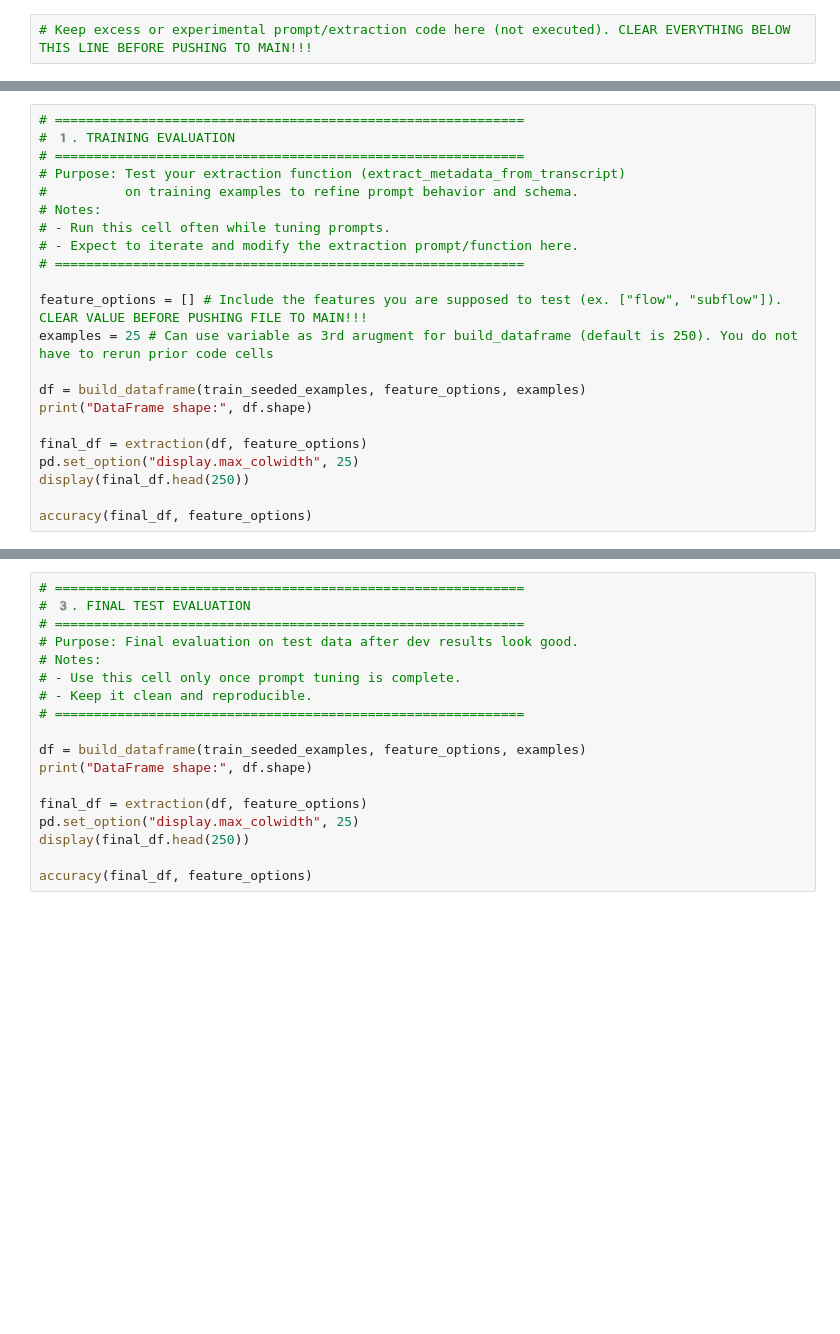
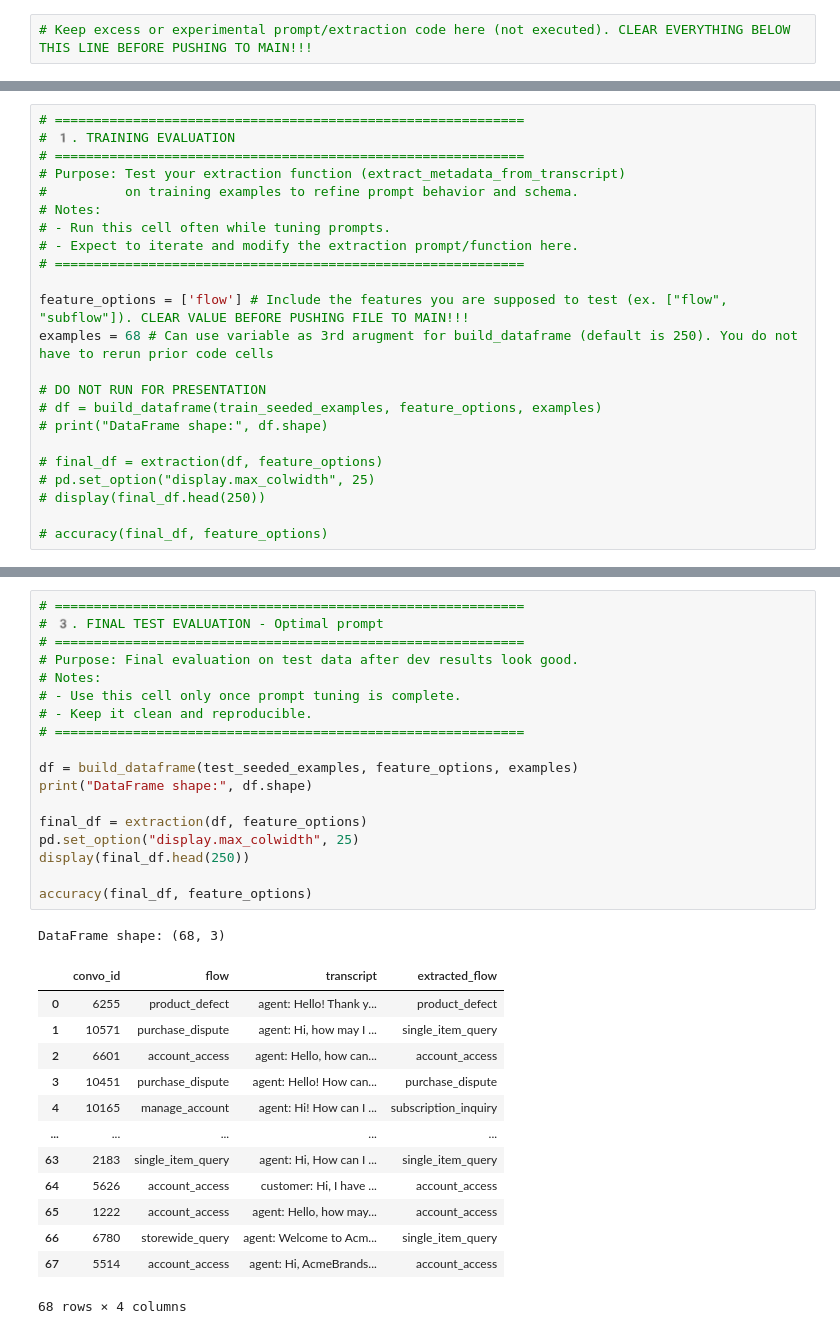
Before and after one commit to Samay30/ASAPP-Fall-AI-Studio-Project, a Jupyter notebook: Generate_Structured_Data.ipynb, the cells around one changed output, grey strips where cells are left out. Saved outputs shown, nothing was run; the diff lists cells and outputs as text; blank space fills up the shorter version.

Commit message:
Update Generate_Structured_Data.ipynb
Updated for our presentation

```diff
--- a/Generate_Structured_Data.ipynb
+++ b/Generate_Structured_Data.ipynb
@@ -357,17 +454,18 @@ def accuracy(df, feature_options: list):
 # - Expect to iterate and modify the extraction prompt/function here.
 # ============================================================
 
-feature_options = [] # Include the features you are supposed to test (ex. ["flow", "subflow"]). CLEAR VALUE BEFORE PUSHING FILE TO MAIN!!!
-examples = 25 # Can use variable as 3rd arugment for build_dataframe (default is 250). You do not have to rerun prior code cells
+feature_options = ['flow'] # Include the features you are supposed to test (ex. ["flow", "subflow"]). CLEAR VALUE BEFORE PUSHING FILE TO MAIN!!!
+examples = 68 # Can use variable as 3rd arugment for build_dataframe (default is 250). You do not have to rerun prior code cells
 
-df = build_dataframe(train_seeded_examples, feature_options, examples)
-print("DataFrame shape:", df.shape)
+# DO NOT RUN FOR PRESENTATION
+# df = build_dataframe(train_seeded_examples, feature_options, examples)
+# print("DataFrame shape:", df.shape)
 
-final_df = extraction(df, feature_options)
-pd.set_option("display.max_colwidth", 25)
-display(final_df.head(250))
+# final_df = extraction(df, feature_options)
+# pd.set_option("display.max_colwidth", 25)
+# display(final_df.head(250))
 
-accuracy(final_df, feature_options)
+# accuracy(final_df, feature_options)
 # %%
 # ============================================================
 # 2️. DEVELOPMENT EVALUATION
@@ -390,18 +489,33 @@ accuracy(final_df, feature_options)
 # %%
 # ============================================================
-# 3️. FINAL TEST EVALUATION
+# 3️. FINAL TEST EVALUATION - Optimal prompt
 # ============================================================
 # Purpose: Final evaluation on test data after dev results look good.
 # Notes:
 # - Use this cell only once prompt tuning is complete.
 # - Keep it clean and reproducible.
 # ============================================================
 
-df = build_dataframe(train_seeded_examples, feature_options, examples)
+df = build_dataframe(test_seeded_examples, feature_options, examples)
 print("DataFrame shape:", df.shape)
 
 final_df = extraction(df, feature_options)
 pd.set_option("display.max_colwidth", 25)
 display(final_df.head(250))
 
 accuracy(final_df, feature_options)
+# %% [output]
+DataFrame shape: (68, 3)
+|  | convo_id | flow | transcript | extracted_flow |
+| 0 | 6255 | product_defect | agent: Hello! Thank y... | product_defect |
+| 1 | 10571 | purchase_dispute | agent: Hi, how may I ... | single_item_query |
+| 2 | 6601 | account_access | agent: Hello, how can... | account_access |
+| 3 | 10451 | purchase_dispute | agent: Hello! How can... | purchase_dispute |
+| 4 | 10165 | manage_account | agent: Hi! How can I ... | subscription_inquiry |
+| ... | ... | ... | ... | ... |
+| 63 | 2183 | single_item_query | agent: Hi, How can I ... | single_item_query |
+| 64 | 5626 | account_access | customer: Hi, I have ... | account_access |
+| 65 | 1222 | account_access | agent: Hello, how may... | account_access |
+| 66 | 6780 | storewide_query | agent: Welcome to Acm... | single_item_query |
+| 67 | 5514 | account_access | agent: Hi, AcmeBrands... | account_access |
+68 rows × 4 columns
```
Also changed, not shown: parts of 9 cells of this notebook.
